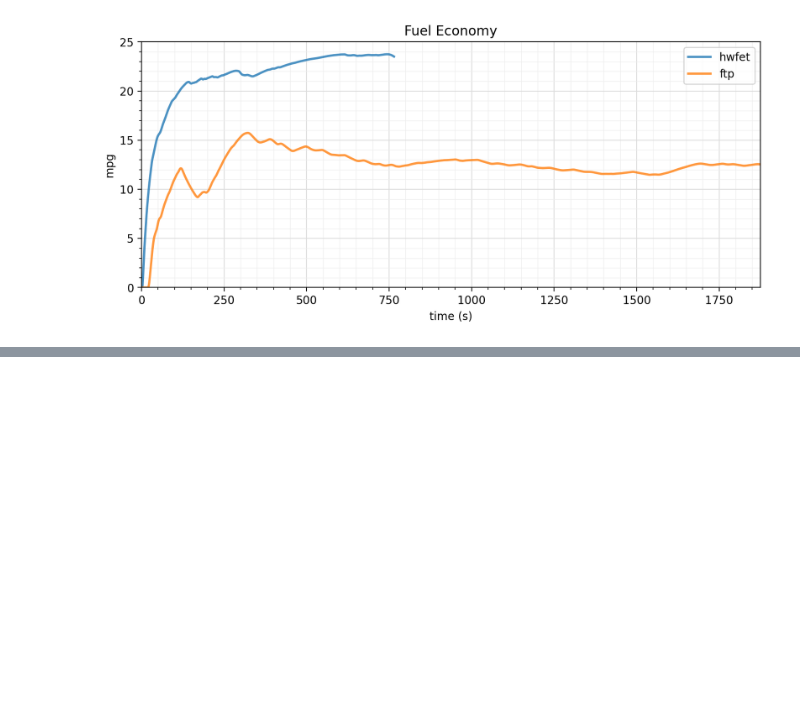
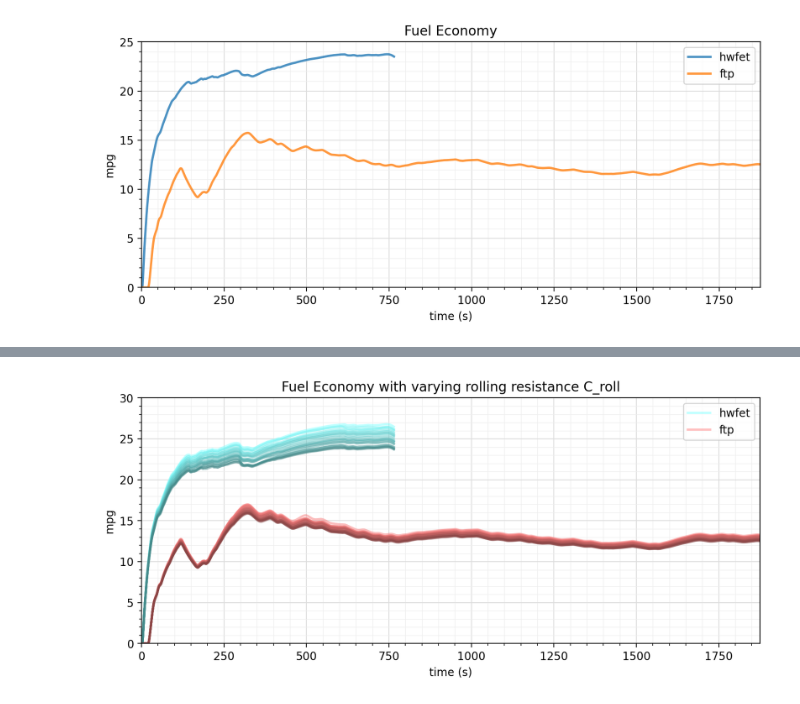
Before and after one commit to davvidbaker/aes-hw-s24, a Jupyter notebook: transportation/hw2.ipynb, the cells around one changed output, grey strips where cells are left out. Saved outputs shown, nothing was run; the diff lists cells and outputs as text; code cells hidden in the pictures; blank space fills up the shorter version.

```diff
--- a/transportation/hw2.ipynb
+++ b/transportation/hw2.ipynb
@@ -19,8 +19,9 @@ ambient = dict(
 #     R_air * ambient["temp"]
 # )  # ambient air density (in kg/m^3)
 
+
 # subaru outback
-vehicle = dict(
+vehicle_outback = dict(
     mass=1800,  # vehicle mass [kg]
     C_drag=0.37,  # drag coefficient [-]
     A_front=2.56,  # frontal area for drag [m^2]
@@ -335,7 +353,7 @@ plt.figure(figsize=(10, 4))
 for i in [0, 1]:
     plt.plot(
         cycle["time"][i],
-        np.cumsum(vehicle["Wdot"][i]) / 3600,
+        np.cumsum(vehicle_outback["Wdot"][i]) / 3600,
         label=cycle["name"][i],
         linewidth=2,
         alpha=0.8,
@@ -356,7 +374,7 @@ plt.figure(figsize=(10, 4))
 for i in [0, 1]:
     plt.plot(
         cycle["time"][i],
-        vehicle["mpg"][i],
+        vehicle_outback["mpg"][i],
         label=cycle["name"][i],
         linewidth=2,
         alpha=0.8,
@@ -425,0 +397,34 @@ hw_utils.nice_grid(plt)
+# %%
+def change_c_roll(c_roll):
+    v = vehicle_outback.copy()
+    v["C_roll_0"] = c_roll
+    return v
+
+
+c_roll_max = vehicle_outback["C_roll_0"]
+slippery_vehicles = list(map(change_c_roll, np.arange(0, c_roll_max, c_roll_max / 20)))
+
+plt.figure(figsize=(10, 4))
+for v in slippery_vehicles:
+    v = calculate_loads(v)
+    for i in [0, 1]:
+        color_rgb = hsv_to_rgb(
+            [0.5 if i == 0 else 1, 0.5, 1 - 0.5 * v["C_roll_0"] / c_roll_max]
+        )
+        plt.plot(
+            cycle["time"][i],
+            v["mpg"][i],
+            linewidth=2,
+            color=color_rgb,
+            alpha=0.5,
+            label=cycle["name"][i] if v["C_roll_0"] < 0.0005 else None,
+        )
+plt.xlabel("time (s)")
+plt.ylabel("mpg")
+hw_utils.nice_grid(plt)
+plt.xlim(0, len(cycle["time"][i]))
+plt.ylim(0, 30)
+plt.legend()
+plt.title("Fuel Economy with varying rolling resistance C_roll");
+# %% [output]
+[figure, added]
```
Also changed, not shown: parts of 22 cells of this notebook, 2 other files.
